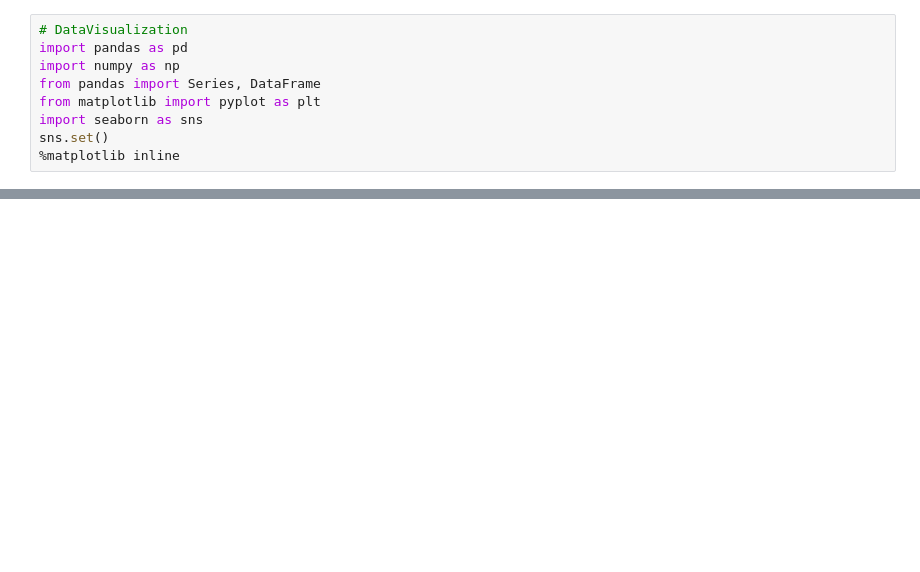
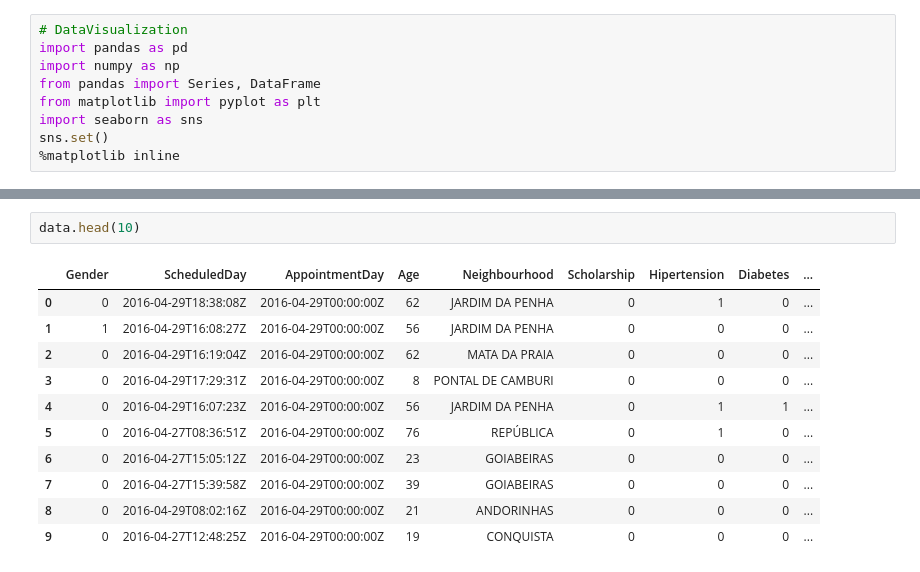
Before and after one commit to TakanoriHasebe/kaggle, a Jupyter notebook: DataVisualization/medical_appointment/medical_appointment.ipynb, the cells around one changed output, grey strips where cells are left out. Saved outputs shown, nothing was run; the diff lists cells and outputs as text; blank space fills up the shorter version.

```diff
--- a/DataVisualization/medical_appointment/medical_appointment.ipynb
+++ b/DataVisualization/medical_appointment/medical_appointment.ipynb
@@ -37,0 +53,14 @@ See the caveats in the documentation: http://pandas.pydata.org/pandas-docs/stabl
+# %%
+data.head(10)
+# %% [output]
+|  | Gender | ScheduledDay | AppointmentDay | Age | Neighbourhood | Scholarship | Hipertension | Diabetes | ... |
+| 0 | 0 | 2016-04-29T18:38:08Z | 2016-04-29T00:00:00Z | 62 | JARDIM DA PENHA | 0 | 1 | 0 | ... |
+| 1 | 1 | 2016-04-29T16:08:27Z | 2016-04-29T00:00:00Z | 56 | JARDIM DA PENHA | 0 | 0 | 0 | ... |
+| 2 | 0 | 2016-04-29T16:19:04Z | 2016-04-29T00:00:00Z | 62 | MATA DA PRAIA | 0 | 0 | 0 | ... |
+| 3 | 0 | 2016-04-29T17:29:31Z | 2016-04-29T00:00:00Z | 8 | PONTAL DE CAMBURI | 0 | 0 | 0 | ... |
+| 4 | 0 | 2016-04-29T16:07:23Z | 2016-04-29T00:00:00Z | 56 | JARDIM DA PENHA | 0 | 1 | 1 | ... |
+| 5 | 0 | 2016-04-27T08:36:51Z | 2016-04-29T00:00:00Z | 76 | REPÚBLICA | 0 | 1 | 0 | ... |
+| 6 | 0 | 2016-04-27T15:05:12Z | 2016-04-29T00:00:00Z | 23 | GOIABEIRAS | 0 | 0 | 0 | ... |
+| 7 | 0 | 2016-04-27T15:39:58Z | 2016-04-29T00:00:00Z | 39 | GOIABEIRAS | 0 | 0 | 0 | ... |
+| 8 | 0 | 2016-04-29T08:02:16Z | 2016-04-29T00:00:00Z | 21 | ANDORINHAS | 0 | 0 | 0 | ... |
+| 9 | 0 | 2016-04-27T12:48:25Z | 2016-04-29T00:00:00Z | 19 | CONQUISTA | 0 | 0 | 0 | ... |
```
Also changed, not shown: parts of 13 cells of this notebook.
